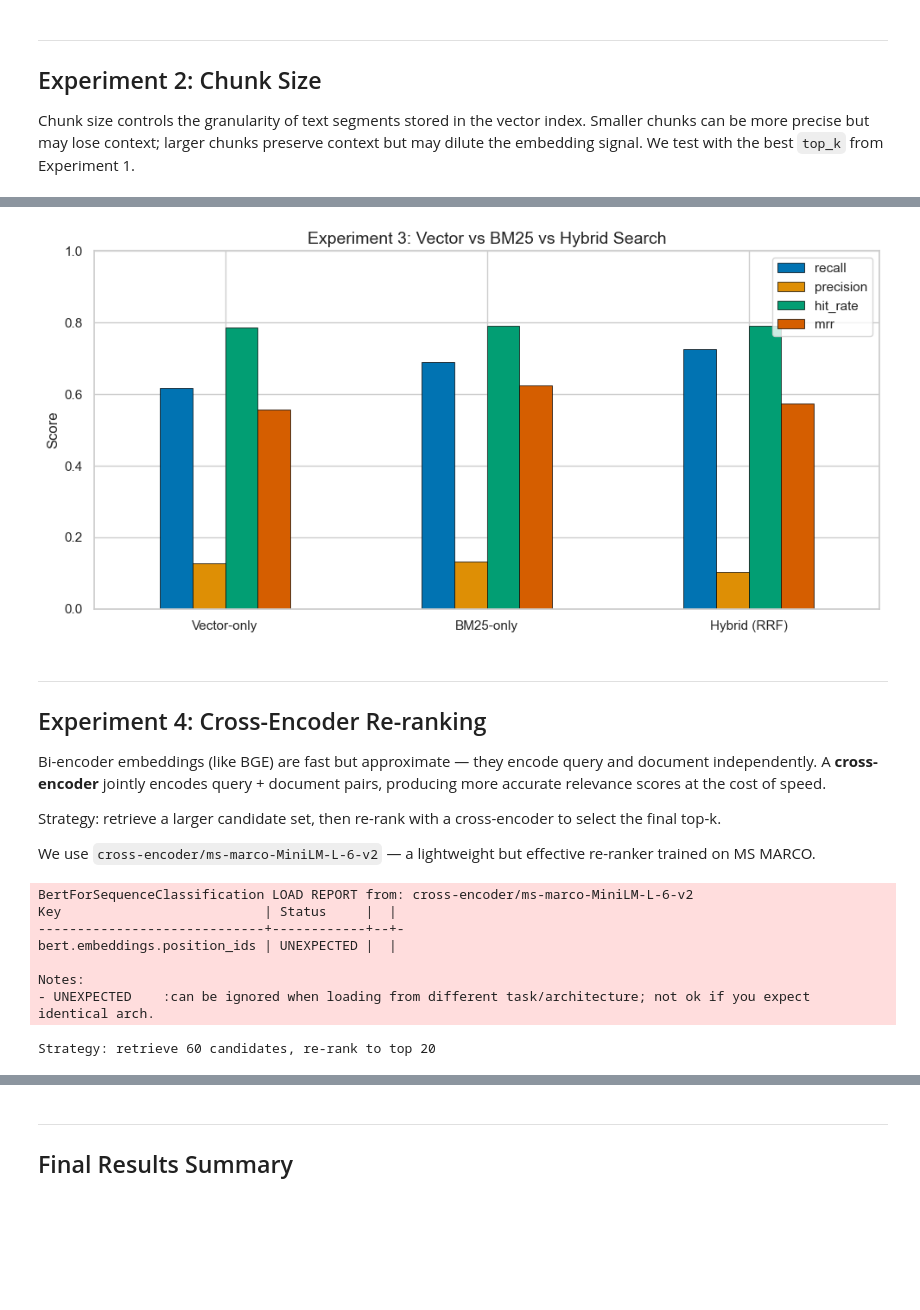
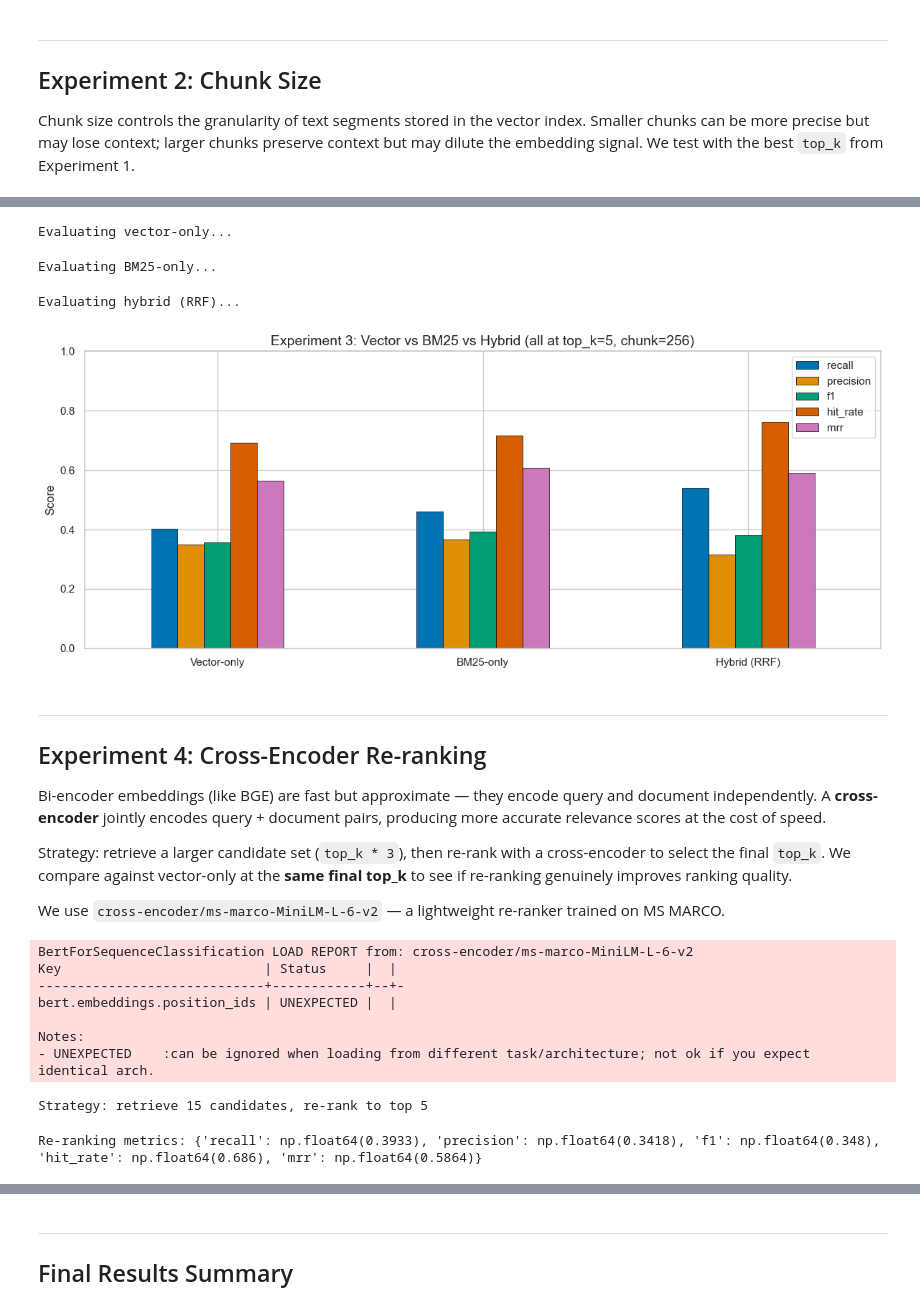
Before and after one commit to filippopellizzari/RAG-ArticleQueryFilter, a Jupyter notebook: 05_retrieval_experiments.ipynb, the cells around one changed output, grey strips where cells are left out. Cells and saved outputs as stored; diff of their text form; code cells hidden in the pictures; blank space fills up the shorter version.

```diff
--- a/05_retrieval_experiments.ipynb
+++ b/05_retrieval_experiments.ipynb
@@ -44,7 +43,7 @@ Reproduce the original setup: `SentenceSplitter(chunk_size=256, chunk_overlap=20
 baseline_index = build_index(corpus_df, collection_name="quickstart")
 baseline_retriever = baseline_index.as_retriever(similarity_top_k=2)
 
-baseline_results = evaluate_retriever(baseline_retriever, queries_df, SAMPLE_SIZE, RANDOM_STATE)
+baseline_results = evaluate_retrieval_fn(baseline_retriever.retrieve, queries_df, SAMPLE_SIZE, RANDOM_STATE)
 baseline_metrics = summarize_results(baseline_results)
 print("Baseline metrics:", baseline_metrics)
 # %% [output]
@@ -213,18 +207,16 @@ We use the best `top_k` and `chunk_size` from previous experiments.
 from llama_index.core.node_parser import SentenceSplitter
 from llama_index.core import Document
 from llama_index.retrievers.bm25 import BM25Retriever
-
-from src.retrieval import reciprocal_rank_fusion
+from src.retrieval import make_hybrid_retrieval_fn
 
 # Build index with best chunk size
-best_collection = f"exp_chunk_{best_chunk_size}"
-best_index = build_index(corpus_df, collection_name=best_collection, chunk_size=best_chunk_size, chunk_overlap=best_chunk_size // 10)
+best_index = build_index(corpus_df, collection_name=f"exp_chunk_{best_chunk_size}",
+                         chunk_size=best_chunk_size, chunk_overlap=best_chunk_size // 10)
 
-# We need the nodes for BM25 — rebuild them from the corpus
+# Build nodes for BM25
 documents = [Document(text=row["text"], doc_id=row["uuid"]) for _, row in corpus_df.iterrows()]
 node_parser = SentenceSplitter(chunk_size=best_chunk_size, chunk_overlap=best_chunk_size // 10)
 nodes = node_parser.get_nodes_from_documents(documents)
-
 print(f"Built {len(nodes)} nodes (chunk_size={best_chunk_size})")
 # %% [output]
 BertModel LOAD REPORT from: BAAI/bge-small-en-v1.5
@@ -295,42 +230,65 @@ BM25-only metrics: {'recall': np.float64(0.6907), 'precision': np.float64(0.1331
+# %%
+bm25_retriever = BM25Retriever.from_defaults(nodes=nodes, similarity_top_k=best_top_k)
+vector_retriever = best_index.as_retriever(similarity_top_k=best_top_k)
+hybrid_fn = make_hybrid_retrieval_fn(vector_retriever, bm25_retriever)
+
+# Evaluate all three at the same top_k
+print("Evaluating vector-only...")
+vector_results = evaluate_retrieval_fn(vector_retriever.retrieve, queries_df, SAMPLE_SIZE, RANDOM_STATE, desc="Vector")
+vector_metrics = summarize_results(vector_results)
+
+print("\nEvaluating BM25-only...")
+bm25_results = evaluate_retrieval_fn(bm25_retriever.retrieve, queries_df, SAMPLE_SIZE, RANDOM_STATE, desc="BM25")
+bm25_metrics = summarize_results(bm25_results)
+
+print("\nEvaluating hybrid (RRF)...")
+hybrid_results = evaluate_retrieval_fn(hybrid_fn, queries_df, SAMPLE_SIZE, RANDOM_STATE, desc="Hybrid")
+hybrid_metrics = summarize_results(hybrid_results)
+
+all_experiments.append({"experiment": f"Vector-only (top_k={best_top_k}, chunk={best_chunk_size})", **vector_metrics})
+all_experiments.append({"experiment": f"BM25-only (top_k={best_top_k}, chunk={best_chunk_size})", **bm25_metrics})
+all_experiments.append({"experiment": f"Hybrid BM25+Vector (top_k={best_top_k}, chunk={best_chunk_size})", **hybrid_metrics})
+# %% [output]
+Evaluating vector-only...
+Evaluating BM25-only...
+Evaluating hybrid (RRF)...
 # %%
-# Bar chart: Vector-only vs BM25-only vs Hybrid
-vector_only_metrics = chunk_results[best_chunk_size]
-comparison = pd.DataFrame({
-    "Vector-only": vector_only_metrics,
-    "BM25-only": bm25_only_metrics,
-    "Hybrid (RRF)": hybrid_metrics,
-}).T
+comparison = pd.DataFrame({"Vector-only": vector_metrics, "BM25-only": bm25_metrics, "Hybrid (RRF)": hybrid_metrics}).T
 
-comparison.plot(kind="bar", figsize=(10, 5), edgecolor="black", linewidth=0.5)
-plt.title("Experiment 3: Vector vs BM25 vs Hybrid Search", fontsize=14)
+comparison.plot(kind="bar", figsize=(12, 5), edgecolor="black", linewidth=0.5)
+plt.title(f"Experiment 3: Vector vs BM25 vs Hybrid (all at top_k={best_top_k}, chunk={best_chunk_size})", fontsize=14)
 plt.ylabel("Score")
 plt.xticks(rotation=0)
 plt.legend(loc="upper right")
 plt.ylim(0, 1)
 plt.tight_layout()
 plt.show()
 # %% [output]
-[figure, old version]
+[figure, new version]
 # %% [markdown]
 ---
 ## Experiment 4: Cross-Encoder Re-ranking
 
 Bi-encoder embeddings (like BGE) are fast but approximate — they encode query and document independently. A **cross-encoder** jointly encodes query + document pairs, producing more accurate relevance scores at the cost of speed.
 
-Strategy: retrieve a larger candidate set, then re-rank with a cross-encoder to select the final top-k.
+Strategy: retrieve a larger candidate set (`top_k * 3`), then re-rank with a cross-encoder to select the final `top_k`. We compare against vector-only at the **same final top_k** to see if re-ranking genuinely improves ranking quality.
 
-We use `cross-encoder/ms-marco-MiniLM-L-6-v2` — a lightweight but effective re-ranker trained on MS MARCO.
+We use `cross-encoder/ms-marco-MiniLM-L-6-v2` — a lightweight re-ranker trained on MS MARCO.
 # %%
 from llama_index.core.postprocessor import SentenceTransformerRerank
+from src.retrieval import make_rerank_retrieval_fn
 
-reranker = SentenceTransformerRerank(
-    model="cross-encoder/ms-marco-MiniLM-L-6-v2",
-    top_n=best_top_k,
-)
+reranker = SentenceTransformerRerank(model="cross-encoder/ms-marco-MiniLM-L-6-v2", top_n=best_top_k)
+overretrieve_k = best_top_k * 3
+overretrieve_retriever = best_index.as_retriever(similarity_top_k=overretrieve_k)
+rerank_fn = make_rerank_retrieval_fn(overretrieve_retriever, reranker)
 
-# Over-retrieve candidates then re-rank
-overretrieve_k = best_top_k * 3
 print(f"Strategy: retrieve {overretrieve_k} candidates, re-rank to top {best_top_k}")
+
+rerank_results = evaluate_retrieval_fn(rerank_fn, queries_df, SAMPLE_SIZE, RANDOM_STATE, desc="Re-ranking")
+rerank_metrics = summarize_results(rerank_results)
+print("Re-ranking metrics:", rerank_metrics)
+all_experiments.append({"experiment": f"Vector + Re-rank ({overretrieve_k}→{best_top_k}, chunk={best_chunk_size})", **rerank_metrics})
 # %% [output]
 BertForSequenceClassification LOAD REPORT from: cross-encoder/ms-marco-MiniLM-L-6-v2
 Key                          | Status     |  |
@@ -339,4 +297,5 @@ bert.embeddings.position_ids | UNEXPECTED |  |
 
 Notes:
 - UNEXPECTED    :can be ignored when loading from different task/architecture; not ok if you expect identical arch.
-Strategy: retrieve 60 candidates, re-rank to top 20
+Strategy: retrieve 15 candidates, re-rank to top 5
+Re-ranking metrics: {'recall': np.float64(0.3933), 'precision': np.float64(0.3418), 'f1': np.float64(0.348), 'hit_rate': np.float64(0.686), 'mrr': np.float64(0.5864)}
```
Also changed, not shown: parts of 27 cells of this notebook, 4 other files.
